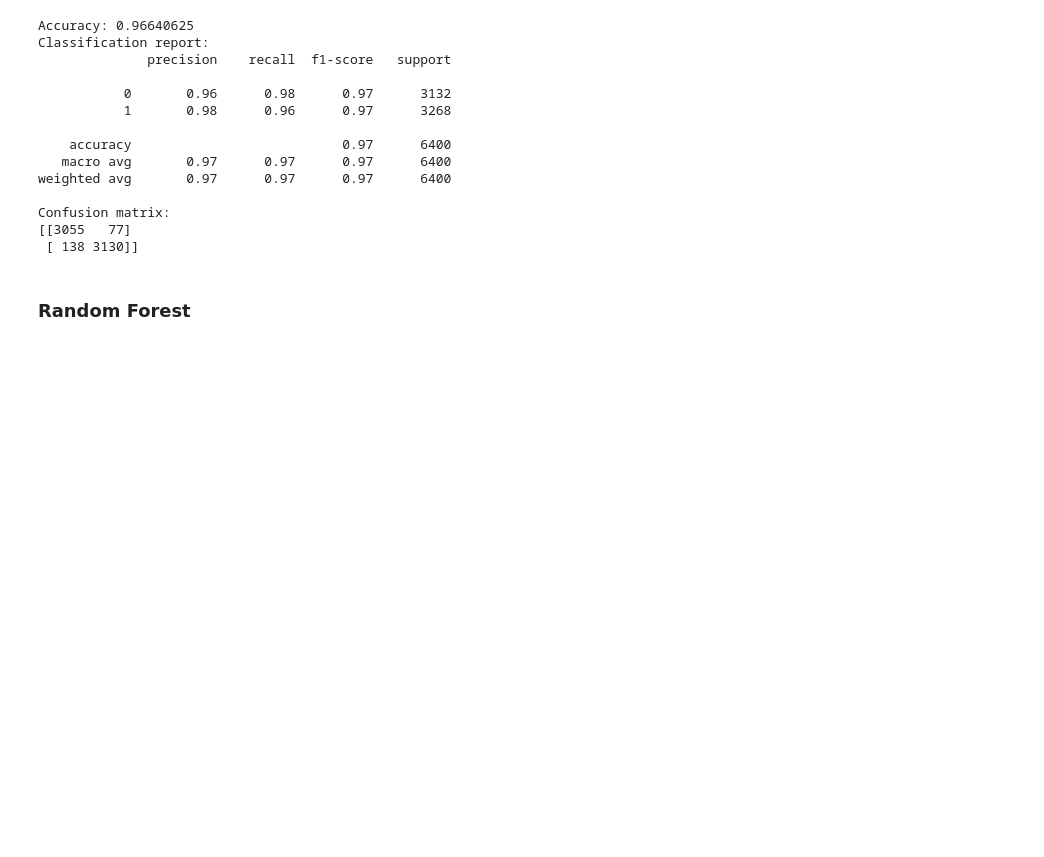
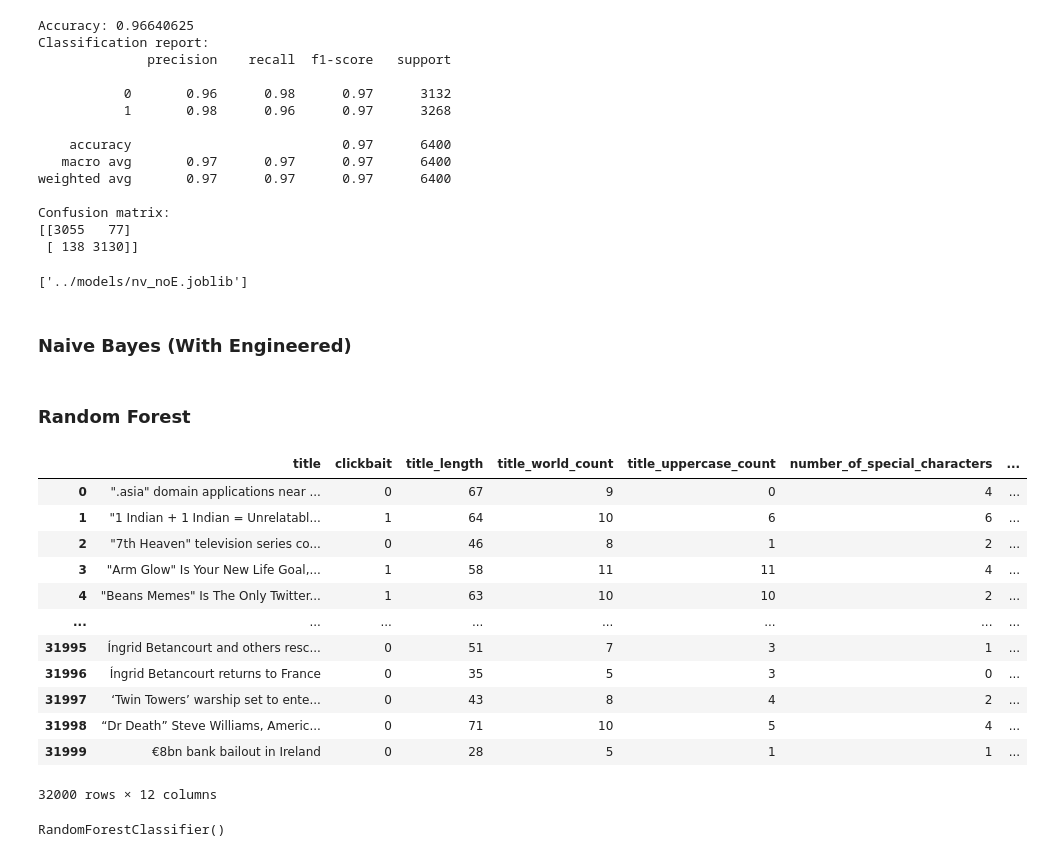
Before and after one commit to abdulwasae734/clickbait-detector, a Jupyter notebook: backend/notebooks/exploration.ipynb, the cells around one changed output. Cells and saved outputs as stored; diff of their text form; code cells hidden in the pictures; blank space fills up the shorter version.

Commit message:
Random Forest

```diff
--- a/backend/notebooks/exploration.ipynb
+++ b/backend/notebooks/exploration.ipynb
@@ -453,5 +455,27 @@ weighted avg       0.97      0.97      0.97      6400
 Confusion matrix:
 [[3055   77]
  [ 138 3130]]
+# %%
+joblib.dump(model, '../models/nv_noE.joblib')
+# %% [output]
+['../models/nv_noE.joblib']
+# %% [markdown]
+### Naive Bayes (With Engineered)
 # %% [markdown]
 ### Random Forest
+# %%
+df
+# %% [output]
+|  | title | clickbait | title_length | title_world_count | title_uppercase_count | number_of_special_characters | ... |
+| 0 | ".asia" domain applications near ... | 0 | 67 | 9 | 0 | 4 | ... |
+| 1 | "1 Indian + 1 Indian = Unrelatabl... | 1 | 64 | 10 | 6 | 6 | ... |
+| 2 | "7th Heaven" television series co... | 0 | 46 | 8 | 1 | 2 | ... |
+| 3 | "Arm Glow" Is Your New Life Goal,... | 1 | 58 | 11 | 11 | 4 | ... |
+| 4 | "Beans Memes" Is The Only Twitter... | 1 | 63 | 10 | 10 | 2 | ... |
+| ... | ... | ... | ... | ... | ... | ... | ... |
+| 31995 | Íngrid Betancourt and others resc... | 0 | 51 | 7 | 3 | 1 | ... |
+| 31996 | Íngrid Betancourt returns to France | 0 | 35 | 5 | 3 | 0 | ... |
+| 31997 | ‘Twin Towers’ warship set to ente... | 0 | 43 | 8 | 4 | 2 | ... |
+| 31998 | “Dr Death” Steve Williams, Americ... | 0 | 71 | 10 | 5 | 4 | ... |
+| 31999 | €8bn bank bailout in Ireland | 0 | 28 | 5 | 1 | 1 | ... |
+32000 rows × 12 columns
@@ -457,0 +487,5 @@ Confusion matrix:
+# %%
+model = RandomForestClassifier()
+model.fit(X_train, y_train)
+# %% [output]
+RandomForestClassifier()
```
Also changed, not shown: parts of 10 cells of this notebook, 2 other files.
